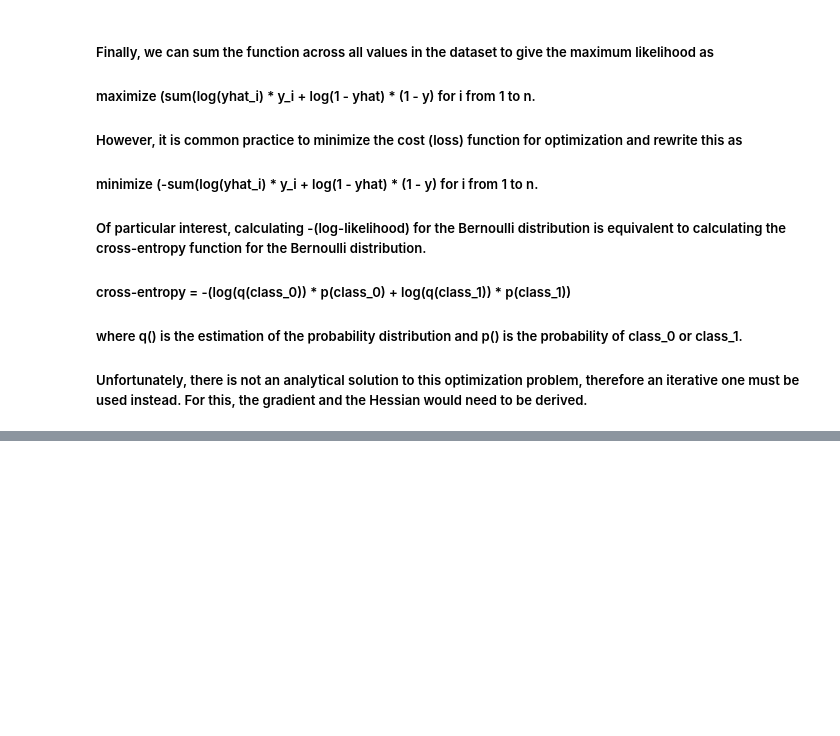
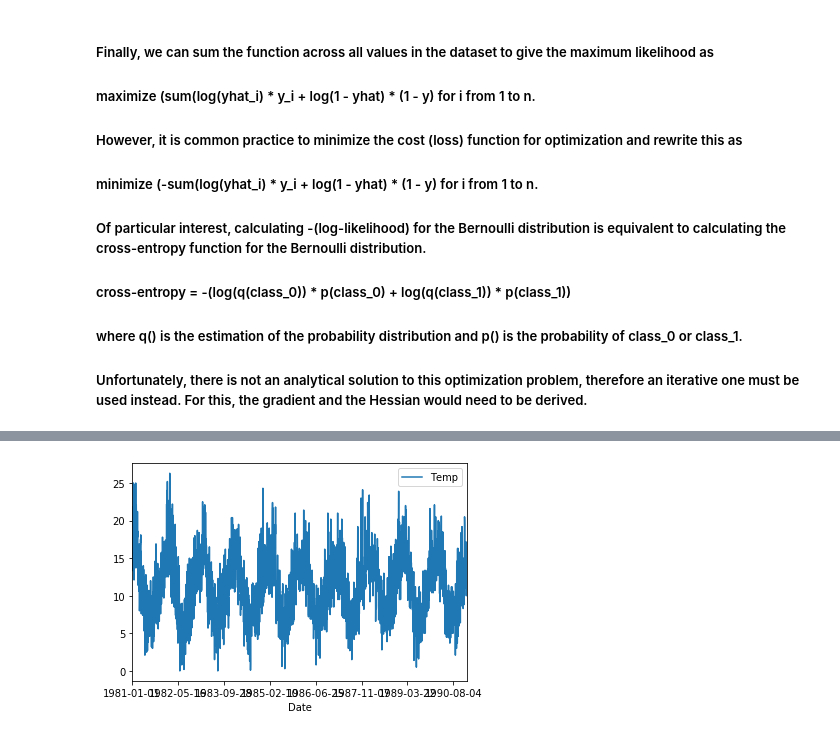
Before and after one commit to iheartbenzene/fantastic-octo-journey, a Jupyter notebook: time_series_and_stats_cheat_sheet.ipynb, the cells around one changed output, grey strips where cells are left out. Drawn from its saved outputs; the diff is of its cells as text; code cells hidden in the pictures; blank space fills up the shorter version.

```diff
--- a/time_series_and_stats_cheat_sheet.ipynb
+++ b/time_series_and_stats_cheat_sheet.ipynb
@@ -741,0 +748,3 @@ y = 0.000, yhat = 0.900, loglikelihood: -2.303
+# %%
+series = pd.read_csv('daily-min-temperatures.csv', header = 0, index_col = 0)
+series.head()
@@ -741,0 +759,5 @@ y = 0.000, yhat = 0.900, loglikelihood: -2.303
+# %%
+series.plot()
+plt.show()
+# %% [output]
+[figure, added]
```
Also changed, not shown: parts of 6 cells of this notebook.
